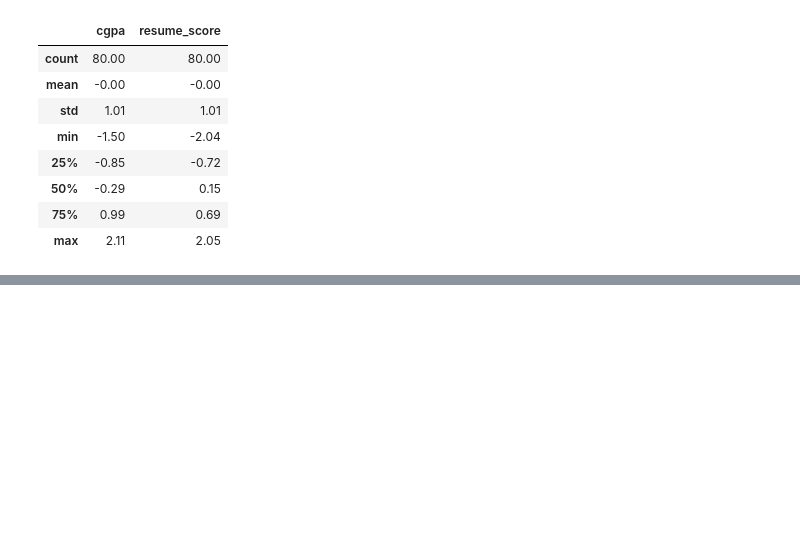
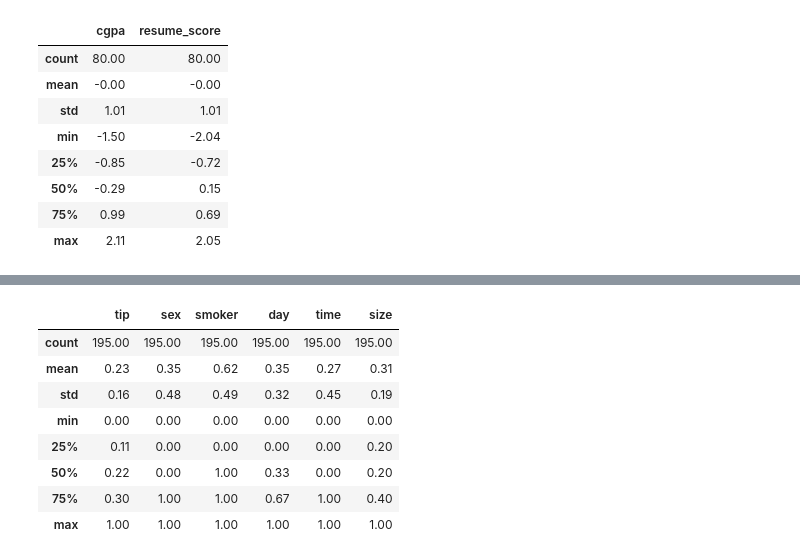
Before and after one commit to AnmolHemani/Advanced-Python, a Jupyter notebook: Feature Engineering.ipynb, the cells around one changed output, grey strips where cells are left out. Drawn from its saved outputs; the diff is of its cells as text; code cells hidden in the pictures; blank space fills up the shorter version.

```diff
--- a/Feature Engineering.ipynb
+++ b/Feature Engineering.ipynb
@@ -84,0 +345,18 @@ np.round(x_train_new.describe(),2)
+# %%
+mn=MinMaxScaler()
+# %%
+x_train_mn =mn.fit_transform(x_train)
+# %%
+x_train_new=pd.DataFrame(x_train_mn,columns=x_train.columns)
+# %%
+np.round(x_train_new.describe(),2)
+# %% [output]
+|  | tip | sex | smoker | day | time | size |
+| count | 195.00 | 195.00 | 195.00 | 195.00 | 195.00 | 195.00 |
+| mean | 0.23 | 0.35 | 0.62 | 0.35 | 0.27 | 0.31 |
+| std | 0.16 | 0.48 | 0.49 | 0.32 | 0.45 | 0.19 |
+| min | 0.00 | 0.00 | 0.00 | 0.00 | 0.00 | 0.00 |
+| 25% | 0.11 | 0.00 | 0.00 | 0.00 | 0.00 | 0.20 |
+| 50% | 0.22 | 0.00 | 1.00 | 0.33 | 0.00 | 0.20 |
+| 75% | 0.30 | 1.00 | 1.00 | 0.67 | 1.00 | 0.40 |
+| max | 1.00 | 1.00 | 1.00 | 1.00 | 1.00 | 1.00 |
```
Also changed, not shown: parts of 51 cells of this notebook.
